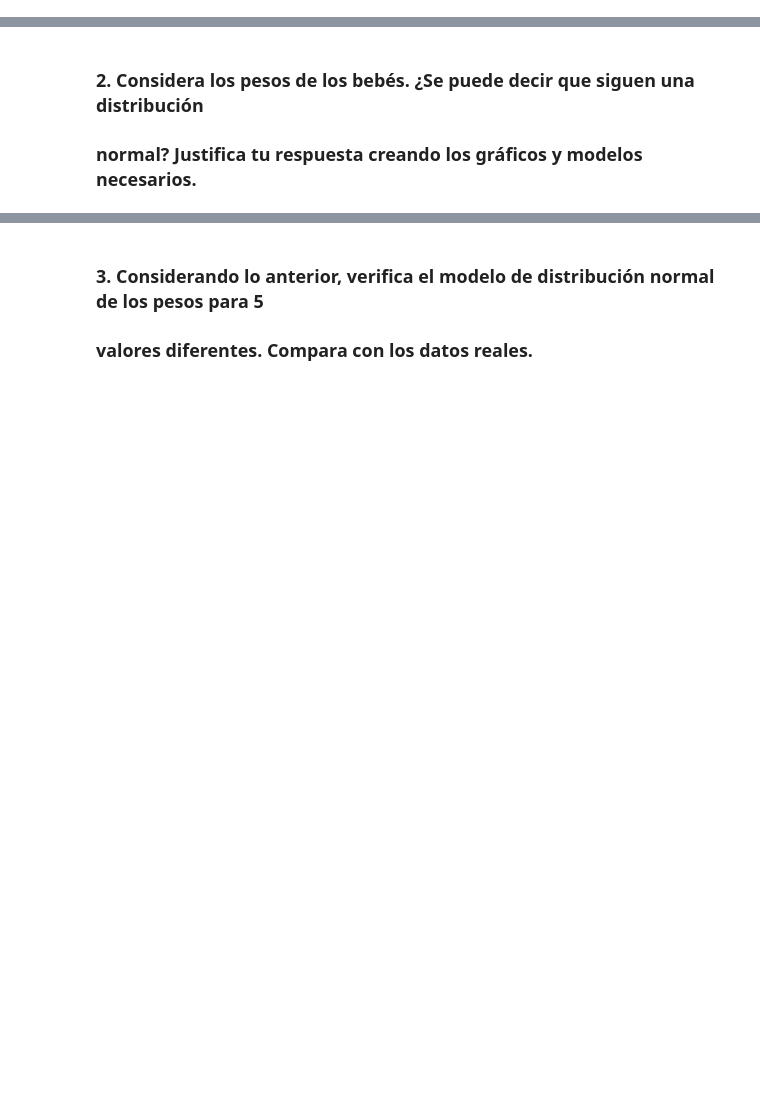
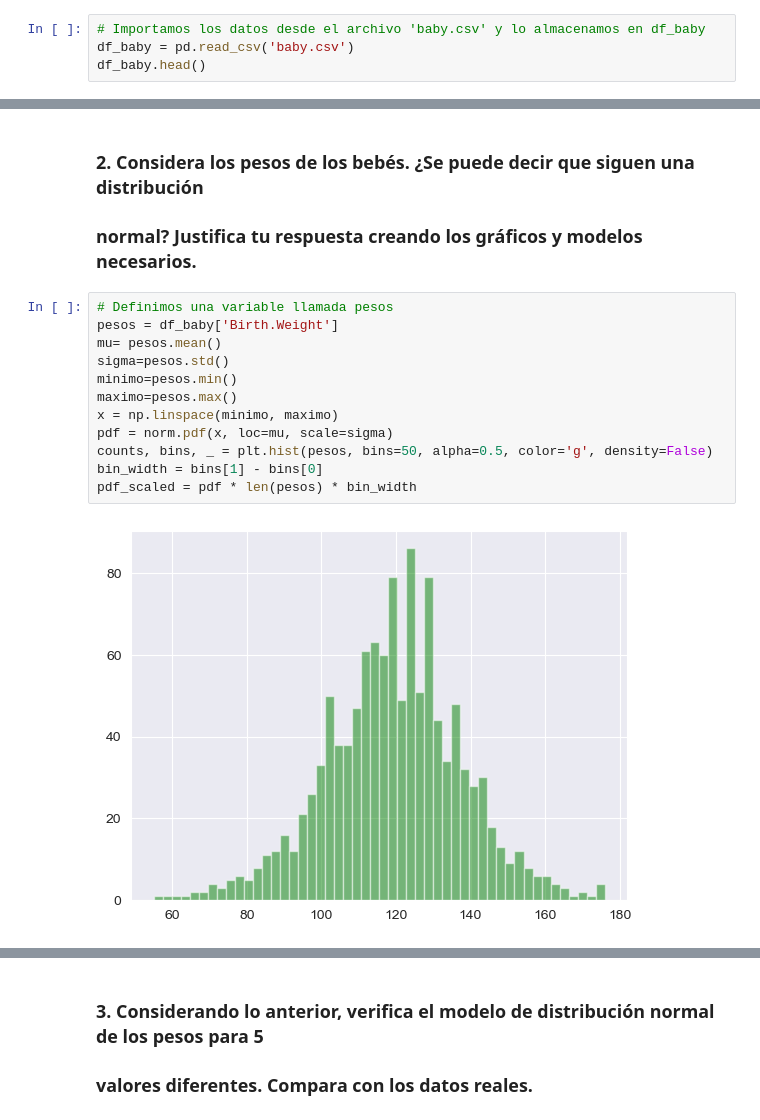
Before and after one commit to Xexe9T/desafio_3_estadisticas_con_python, a Jupyter notebook: desafio_3_analisis_estadistico_python.ipynb, the cells around one changed output, grey strips where cells are left out. Saved outputs shown, nothing was run; the diff lists cells and outputs as text; blank space fills up the shorter version.

```diff
--- a/desafio_3_analisis_estadistico_python.ipynb
+++ b/desafio_3_analisis_estadistico_python.ipynb
@@ -22,0 +26,4 @@ import matplotlib.pyplot as plt
+# %%
+# Importamos los datos desde el archivo 'baby.csv' y lo almacenamos en df_baby
+df_baby = pd.read_csv('baby.csv')
+df_baby.head()
@@ -23,3 +78,17 @@ import matplotlib.pyplot as plt
 # %% [markdown]
 ### 2. Considera los pesos de los bebés. ¿Se puede decir que siguen una distribución
 ### normal? Justifica tu respuesta creando los gráficos y modelos necesarios.
+# %%
+# Definimos una variable llamada pesos
+pesos = df_baby['Birth.Weight']
+mu= pesos.mean()
+sigma=pesos.std()
+minimo=pesos.min()
+maximo=pesos.max()
+x = np.linspace(minimo, maximo)
+pdf = norm.pdf(x, loc=mu, scale=sigma)
+counts, bins, _ = plt.hist(pesos, bins=50, alpha=0.5, color='g', density=False)
+bin_width = bins[1] - bins[0]
+pdf_scaled = pdf * len(pesos) * bin_width
+# %% [output]
+[figure, added]
```
Also changed, not shown: parts of 16 cells of this notebook.
